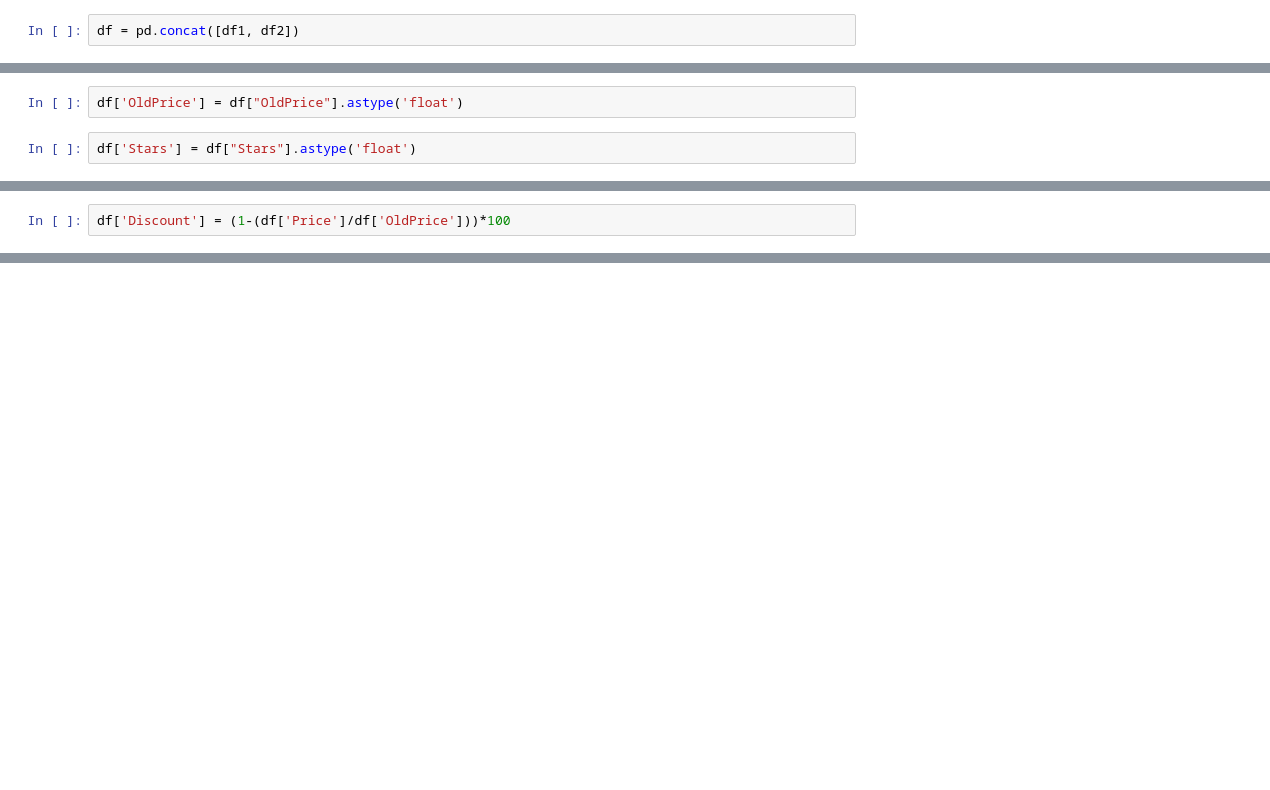
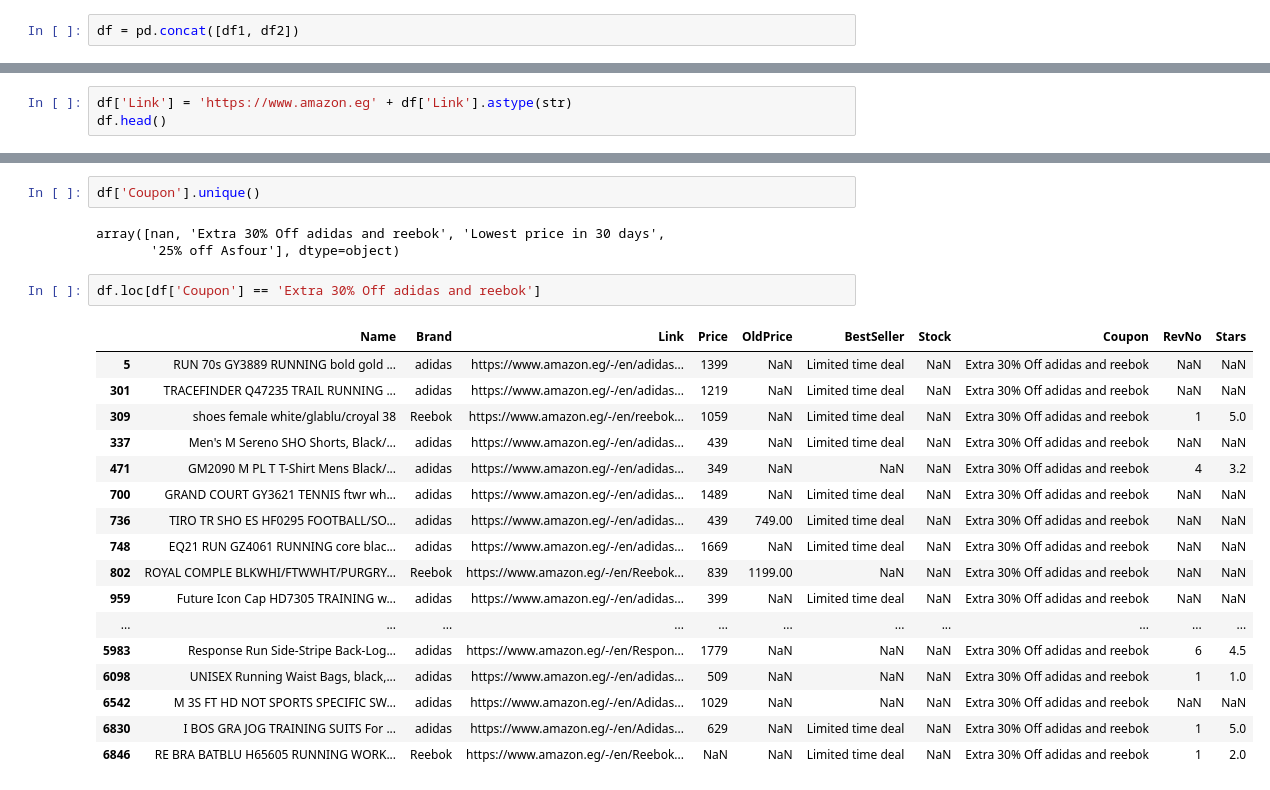
Before and after one commit to Mahmodev/Prices-analysis, a Jupyter notebook: Fashion Prices.ipynb, the cells around one changed output, grey strips where cells are left out. Drawn from its saved outputs; the diff is of its cells as text; blank space fills up the shorter version.

```diff
--- a/Fashion Prices.ipynb
+++ b/Fashion Prices.ipynb
@@ -54,4 +22,0 @@ df['Price'] = df["Price"].astype('float')
-# %%
-df['OldPrice'] = df["OldPrice"].astype('float')
-# %%
-df['Stars'] = df["Stars"].astype('float')
@@ -74,2 +51,0 @@ memory usage: 468.6+ KB
-# %%
-df['Discount'] = (1-(df['Price']/df['OldPrice']))*100
@@ -303,0 +52,3 @@ array(['Samsung Galaxy A52 Dual Sim, 128GB, 8GB RAM, 4G LTE - Awesome Black',
+# %%
+df['Link'] = 'https://www.amazon.eg' + df['Link'].astype(str)
+df.head()
@@ -303,0 +62,25 @@ array(['Samsung Galaxy A52 Dual Sim, 128GB, 8GB RAM, 4G LTE - Awesome Black',
+# %%
+df['Coupon'].unique()
+# %% [output]
+array([nan, 'Extra 30% Off adidas and reebok', 'Lowest price in 30 days',
+       '25% off Asfour'], dtype=object)
+# %%
+df.loc[df['Coupon'] == 'Extra 30% Off adidas and reebok']
+# %% [output]
+|  | Name | Brand | Link | Price | OldPrice | BestSeller | Stock | Coupon | RevNo | Stars |
+| 5 | RUN 70s GY3889 RUNNING bold gold ... | adidas | https://www.amazon.eg/-/en/adidas... | 1399 | NaN | Limited time deal | NaN | Extra 30% Off adidas and reebok | NaN | NaN |
+| 301 | TRACEFINDER Q47235 TRAIL RUNNING ... | adidas | https://www.amazon.eg/-/en/adidas... | 1219 | NaN | Limited time deal | NaN | Extra 30% Off adidas and reebok | NaN | NaN |
+| 309 | shoes female white/glablu/croyal 38 | Reebok | https://www.amazon.eg/-/en/reebok... | 1059 | NaN | Limited time deal | NaN | Extra 30% Off adidas and reebok | 1 | 5.0 |
+| 337 | Men's M Sereno SHO Shorts, Black/... | adidas | https://www.amazon.eg/-/en/adidas... | 439 | NaN | Limited time deal | NaN | Extra 30% Off adidas and reebok | NaN | NaN |
+| 471 | GM2090 M PL T T-Shirt Mens Black/... | adidas | https://www.amazon.eg/-/en/adidas... | 349 | NaN | NaN | NaN | Extra 30% Off adidas and reebok | 4 | 3.2 |
+| 700 | GRAND COURT GY3621 TENNIS ftwr wh... | adidas | https://www.amazon.eg/-/en/adidas... | 1489 | NaN | Limited time deal | NaN | Extra 30% Off adidas and reebok | NaN | NaN |
+| 736 | TIRO TR SHO ES HF0295 FOOTBALL/SO... | adidas | https://www.amazon.eg/-/en/adidas... | 439 | 749.00 | Limited time deal | NaN | Extra 30% Off adidas and reebok | NaN | NaN |
+| 748 | EQ21 RUN GZ4061 RUNNING core blac... | adidas | https://www.amazon.eg/-/en/adidas... | 1669 | NaN | Limited time deal | NaN | Extra 30% Off adidas and reebok | NaN | NaN |
+| 802 | ROYAL COMPLE BLKWHI/FTWWHT/PURGRY... | Reebok | https://www.amazon.eg/-/en/Reebok... | 839 | 1199.00 | NaN | NaN | Extra 30% Off adidas and reebok | NaN | NaN |
+| 959 | Future Icon Cap HD7305 TRAINING w... | adidas | https://www.amazon.eg/-/en/adidas... | 399 | NaN | Limited time deal | NaN | Extra 30% Off adidas and reebok | NaN | NaN |
+| ... | ... | ... | ... | ... | ... | ... | ... | ... | ... | ... |
+| 5983 | Response Run Side-Stripe Back-Log... | adidas | https://www.amazon.eg/-/en/Respon... | 1779 | NaN | NaN | NaN | Extra 30% Off adidas and reebok | 6 | 4.5 |
+| 6098 | UNISEX Running Waist Bags, black,... | adidas | https://www.amazon.eg/-/en/adidas... | 509 | NaN | NaN | NaN | Extra 30% Off adidas and reebok | 1 | 1.0 |
+| 6542 | M 3S FT HD NOT SPORTS SPECIFIC SW... | adidas | https://www.amazon.eg/-/en/Adidas... | 1029 | NaN | NaN | NaN | Extra 30% Off adidas and reebok | NaN | NaN |
+| 6830 | I BOS GRA JOG TRAINING SUITS For ... | adidas | https://www.amazon.eg/-/en/Adidas... | 629 | NaN | Limited time deal | NaN | Extra 30% Off adidas and reebok | 1 | 5.0 |
+| 6846 | RE BRA BATBLU H65605 RUNNING WORK... | Reebok | https://www.amazon.eg/-/en/Reebok... | NaN | NaN | Limited time deal | NaN | Extra 30% Off adidas and reebok | 1 | 2.0 |
```
Also changed, not shown: parts of 30 cells of this notebook.
